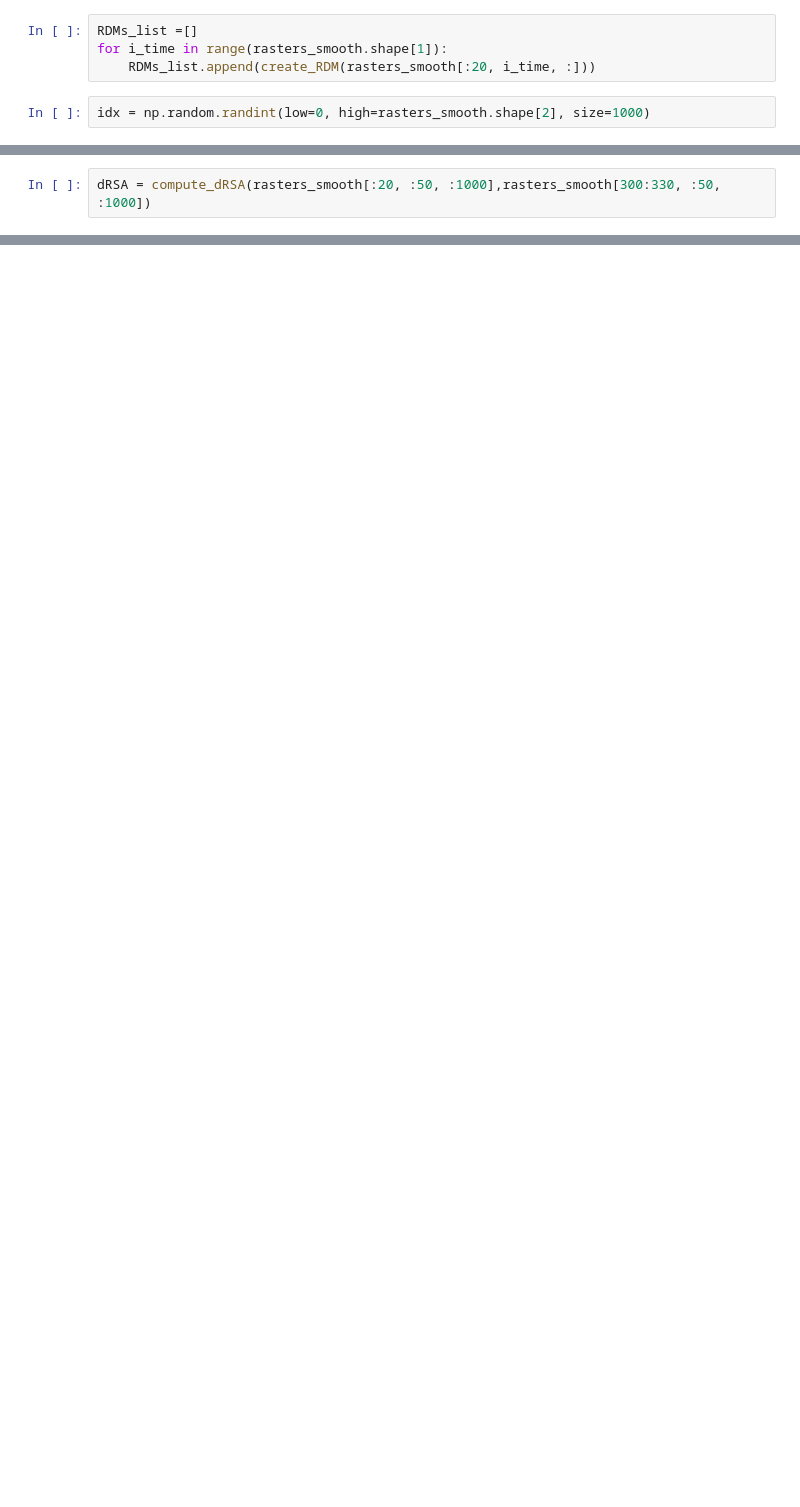
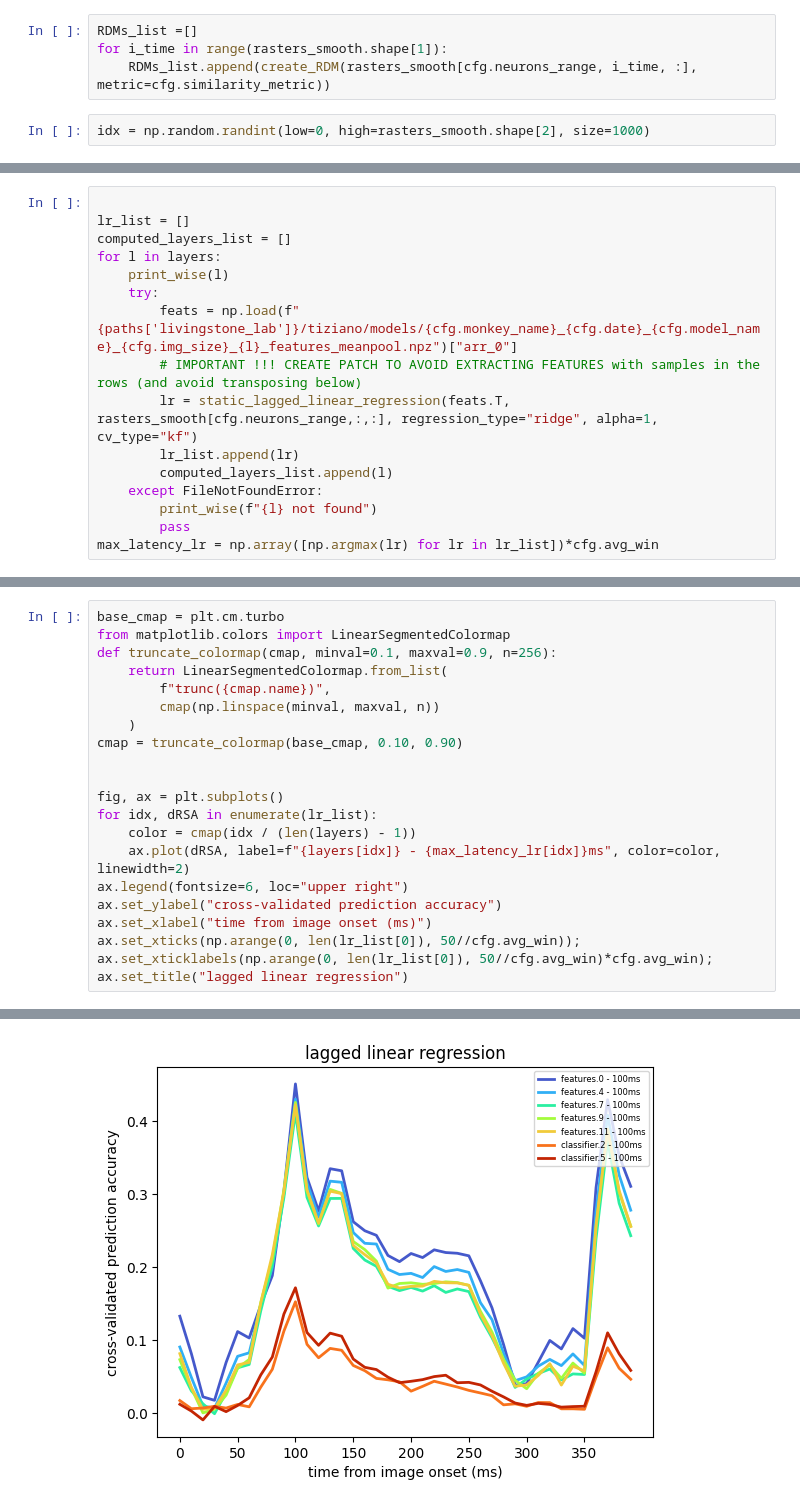
Before and after one commit to TizianoCausin01/temporal_context, a Jupyter notebook: python_scripts/scripts/image_vit_similarity.ipynb, the cells around one changed output, grey strips where cells are left out. Drawn from its saved outputs; the diff is of its cells as text; blank space fills up the shorter version.

```diff
--- a/python_scripts/scripts/image_vit_similarity.ipynb
+++ b/python_scripts/scripts/image_vit_similarity.ipynb
@@ -68,6 +65,6 @@ rasters_smooth = np.stack(tot_firing_rate, axis=2)
 # %%
 RDMs_list =[]
 for i_time in range(rasters_smooth.shape[1]):
-    RDMs_list.append(create_RDM(rasters_smooth[:20, i_time, :]))
+    RDMs_list.append(create_RDM(rasters_smooth[cfg.neurons_range, i_time, :], metric=cfg.similarity_metric))
 # %%
 idx = np.random.randint(low=0, high=rasters_smooth.shape[2], size=1000)
@@ -230,2 +70,0 @@ plt.plot(np.mean(rasters_smooth, axis=(0,2))*.1, color="red", linewidth=5)
-# %%
-dRSA = compute_dRSA(rasters_smooth[:20, :50, :1000],rasters_smooth[300:330, :50, :1000])
@@ -443,0 +184,16 @@ dict_keys(['__header__', '__version__', '__globals__', 'model', 'layers', 'time_
+# %%
+
+lr_list = []
+computed_layers_list = []
+for l in layers:
+    print_wise(l)
+    try:
+        feats = np.load(f"{paths['livingstone_lab']}/tiziano/models/{cfg.monkey_name}_{cfg.date}_{cfg.model_name}_{cfg.img_size}_{l}_features_meanpool.npz")["arr_0"]
+        # IMPORTANT !!! CREATE PATCH TO AVOID EXTRACTING FEATURES with samples in the rows (and avoid transposing below)
+        lr = static_lagged_linear_regression(feats.T, rasters_smooth[cfg.neurons_range,:,:], regression_type="ridge", alpha=1, cv_type="kf")
+        lr_list.append(lr)
+        computed_layers_list.append(l)
+    except FileNotFoundError:
+        print_wise(f"{l} not found")
+        pass
+max_latency_lr = np.array([np.argmax(lr) for lr in lr_list])*cfg.avg_win
@@ -443,0 +203,22 @@ dict_keys(['__header__', '__version__', '__globals__', 'model', 'layers', 'time_
+# %%
+base_cmap = plt.cm.turbo
+from matplotlib.colors import LinearSegmentedColormap
+def truncate_colormap(cmap, minval=0.1, maxval=0.9, n=256):
+    return LinearSegmentedColormap.from_list(
+        f"trunc({cmap.name})",
+        cmap(np.linspace(minval, maxval, n))
+    )
+cmap = truncate_colormap(base_cmap, 0.10, 0.90)
+
+
+fig, ax = plt.subplots()
+for idx, dRSA in enumerate(lr_list):
+    color = cmap(idx / (len(layers) - 1))
+    ax.plot(dRSA, label=f"{layers[idx]} - {max_latency_lr[idx]}ms", color=color,  linewidth=2)
+ax.legend(fontsize=6, loc="upper right")
+ax.set_ylabel("cross-validated prediction accuracy")
+ax.set_xlabel("time from image onset (ms)")
+ax.set_xticks(np.arange(0, len(lr_list[0]), 50//cfg.avg_win));
+ax.set_xticklabels(np.arange(0, len(lr_list[0]), 50//cfg.avg_win)*cfg.avg_win);
+ax.set_title("lagged linear regression")
+# %% [output]
@@ -443,0 +226 @@ dict_keys(['__header__', '__version__', '__globals__', 'model', 'layers', 'time_
+[figure, added]
```
Also changed, not shown: parts of 51 cells of this notebook, 6 other files.
